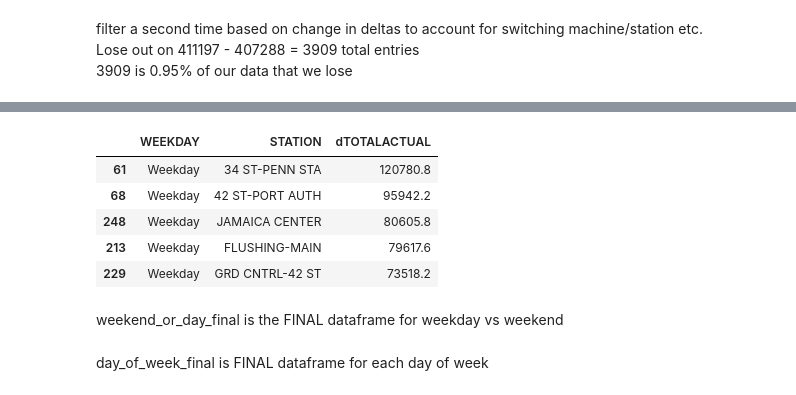
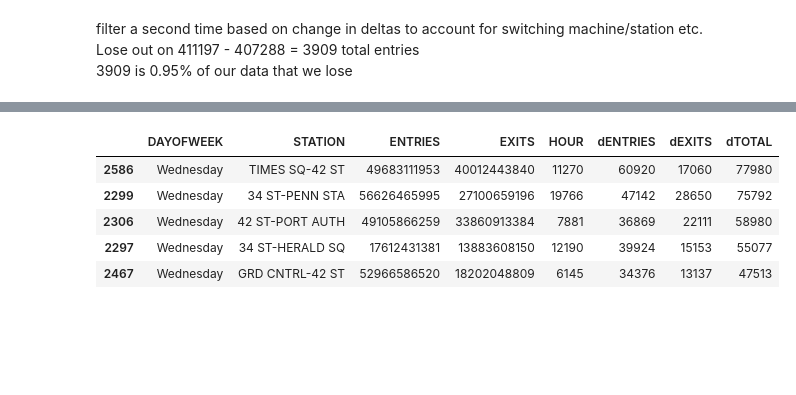
Before and after one commit to jgondin/benson_team_awesome, a Jupyter notebook: PandasBensonProject.ipynb, the cells around one changed output, grey strips where cells are left out. Saved outputs shown, nothing was run; the diff lists cells and outputs as text; code cells hidden in the pictures; blank space fills up the shorter version.

```diff
--- a/PandasBensonProject.ipynb
+++ b/PandasBensonProject.ipynb
@@ -64,0 +82,14 @@ data['DAYOFWEEK'] = data.DATETIME.apply(whatdayofweek)
+# %%
+def weekendorday(x):
+    if x.hour>21:
+        if x.weekday()+1<5 or (x.weekday()+1)==7 :
+            return 'Weekday'
+        else:
+            return 'Weekend'
+    else:
+        if x.weekday()<5:
+            return 'Weekday'
+        else:
+            return 'Weekend'
+
+data['WEEKDAY']=data.DATETIME.apply(weekendorday)
@@ -97,3 +123,3 @@ data[data.dTOTAL.isnull()].shape
 # %%
-datatest = data[(data.HOUR ==0)|(data.HOUR ==1)|(data.HOUR==2)|(data.HOUR==3)]
+datatest = data[(data.HOUR ==0)|(data.HOUR ==1)|(data.HOUR==22)|(data.HOUR==23)]
 # same as mask
@@ -121,7 +192,7 @@ Lose out on 411197 - 407288 = 3909 total entries
 # %%
-final_weekday_or_end = datatest2.groupby([datatest2.WEEKDAY, datatest2.STATION]).sum()
+dayofweek = datatest2.groupby([datatest2.DAYOFWEEK, datatest2.STATION]).sum()
 # %%
-weekend_or_day_final =  (final_weekday_or_end
+groupeddayofweek = (dayofweek
     .reset_index()
-    .sort_values(["WEEKDAY", "dTOTAL"], ascending=[True, False])
+    .sort_values(['DAYOFWEEK','dTOTAL'], ascending=(False,False))
 )
@@ -138,11 +199,9 @@ weekend_or_day_final = weekend_or_day_final.drop(['dTOTAL'],1)
 # %%
-weekend_or_day_final.head()
+groupeddayofweek.head()
 # %% [output]
-|  | WEEKDAY | STATION | dTOTALACTUAL |
-| 61 | Weekday | 34 ST-PENN STA | 120780.8 |
-| 68 | Weekday | 42 ST-PORT AUTH | 95942.2 |
-| 248 | Weekday | JAMAICA CENTER | 80605.8 |
-| 213 | Weekday | FLUSHING-MAIN | 79617.6 |
-| 229 | Weekday | GRD CNTRL-42 ST | 73518.2 |
+|  | DAYOFWEEK | STATION | ENTRIES | EXITS | HOUR | dENTRIES | dEXITS | dTOTAL |
+| 2586 | Wednesday | TIMES SQ-42 ST | 49683111953 | 40012443840 | 11270 | 60920 | 17060 | 77980 |
+| 2299 | Wednesday | 34 ST-PENN STA | 56626465995 | 27100659196 | 19766 | 47142 | 28650 | 75792 |
+| 2306 | Wednesday | 42 ST-PORT AUTH | 49105866259 | 33860913384 | 7881 | 36869 | 22111 | 58980 |
+| 2297 | Wednesday | 34 ST-HERALD SQ | 17612431381 | 13883608150 | 12190 | 39924 | 15153 | 55077 |
+| 2467 | Wednesday | GRD CNTRL-42 ST | 52966586520 | 18202048809 | 6145 | 34376 | 13137 | 47513 |
-# %% [markdown]
-weekend_or_day_final is the FINAL dataframe for weekday vs weekend
@@ -179,2 +215,0 @@ testwed = day_of_week_final[(day_of_week_final.DAYOFWEEK == 'Wednesday')]
-# %% [markdown]
-day_of_week_final is FINAL dataframe for each day of week
```
Also changed, not shown: parts of 37 cells of this notebook, 1 other file.
